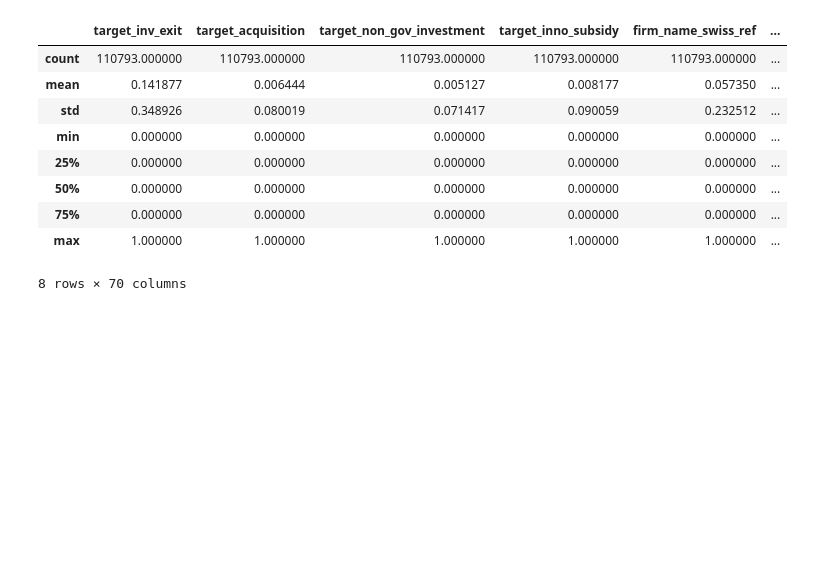
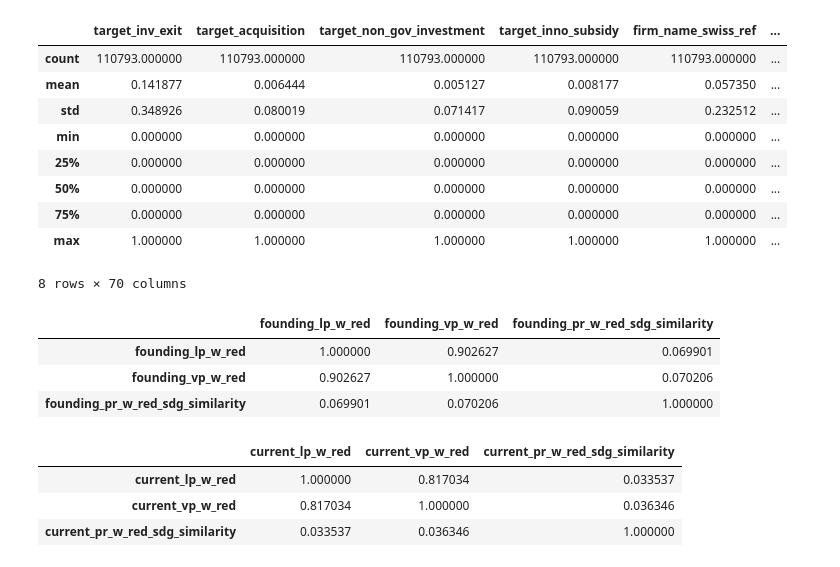
Before and after one commit to MaBlock7/company_success_prediction, a Jupyter notebook: notebooks/summary_statistics.ipynb, the cells around one changed output. Cells and saved outputs as stored; diff of their text form; code cells hidden in the pictures; blank space fills up the shorter version.

```diff
--- a/notebooks/summary_statistics.ipynb
+++ b/notebooks/summary_statistics.ipynb
@@ -507,3 +507,15 @@ company_sample[TARGET_COLS + ALL_BINARY_FEATURE_COLS + ALL_CONTINUOUS_FEATURE_CO
 | 75% | 0.000000 | 0.000000 | 0.000000 | 0.000000 | 0.000000 | ... |
 | max | 1.000000 | 1.000000 | 1.000000 | 1.000000 | 1.000000 | ... |
 8 rows × 70 columns
+# %%
+display(company_sample[['founding_lp_w_red', 'founding_vp_w_red', 'founding_pr_w_red_sdg_similarity']].corr(method='pearson'))
+display(company_sample[['current_lp_w_red', 'current_vp_w_red', 'current_pr_w_red_sdg_similarity']].corr(method='pearson'))
+# %% [output]
+|  | founding_lp_w_red | founding_vp_w_red | founding_pr_w_red_sdg_similarity |
+| founding_lp_w_red | 1.000000 | 0.902627 | 0.069901 |
+| founding_vp_w_red | 0.902627 | 1.000000 | 0.070206 |
+| founding_pr_w_red_sdg_similarity | 0.069901 | 0.070206 | 1.000000 |
+|  | current_lp_w_red | current_vp_w_red | current_pr_w_red_sdg_similarity |
+| current_lp_w_red | 1.000000 | 0.817034 | 0.033537 |
+| current_vp_w_red | 0.817034 | 1.000000 | 0.036346 |
+| current_pr_w_red_sdg_similarity | 0.033537 | 0.036346 | 1.000000 |
```
Also changed, not shown: parts of 7 cells of this notebook, 10 other files.
